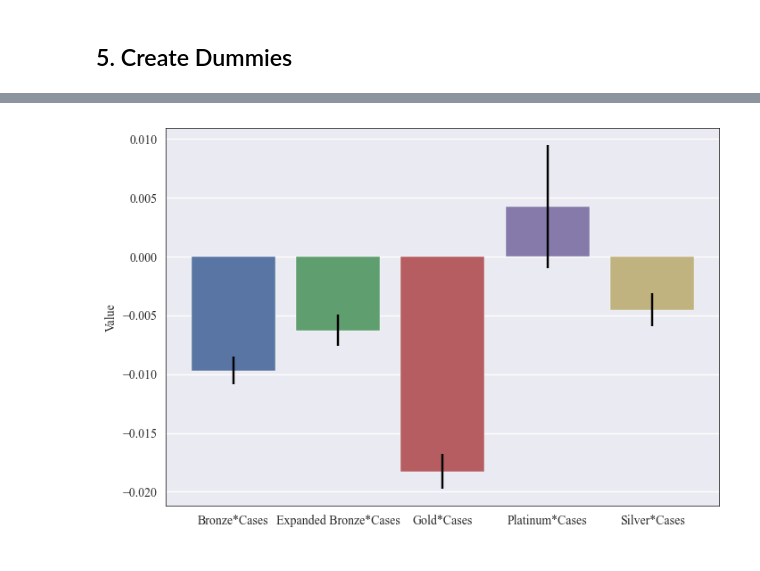
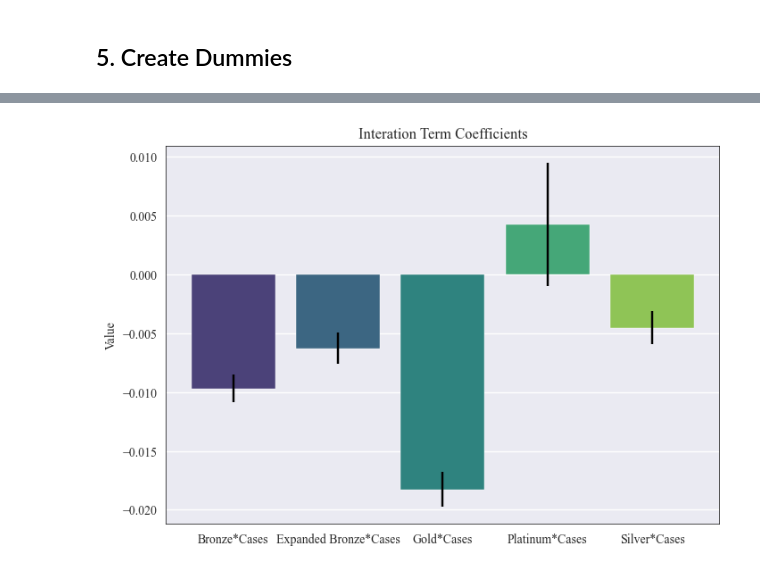
Before and after one commit to samaypanwar/HEALTH-ECONS, a Jupyter notebook: group_project/EDA.ipynb, the cells around one changed output, grey strips where cells are left out. Drawn from its saved outputs; the diff is of its cells as text; code cells hidden in the pictures.

```diff
--- a/group_project/EDA.ipynb
+++ b/group_project/EDA.ipynb
@@ -30,5 +33,5 @@ plt.rcParams.update({'axes.grid': True, 'axes.linewidth': 0.5, 'axes.edgecolor':
 # %%
-df_premiums = pd.read_csv('data/main_data_file.csv')
+df_premiums = pd.read_csv('data/clean/main_data_file.csv')
 df_premiums.info()
 # %% [output]
 <class 'pandas.core.frame.DataFrame'>
@@ -48,7 +51,7 @@ Data columns (total 9 columns):
 dtypes: float64(3), int64(2), object(4)
 memory usage: 6.7+ MB
 # %%
-df_covid = pd.read_csv('data/year_and_statewise_covid_cases.csv')
+df_covid = pd.read_csv('data/clean/year_and_statewise_covid_cases.csv')
 df_covid = df_covid.rename(columns = {
         'state': 'State Code',
         'date_updated': 'Time Trend',
@@ -111,0 +75,3 @@ Name: Time Trend, dtype: int64
+# %%
+df_political = pd.read_csv('data/clean/cleaned_political_data.csv')
+df_political.head()
@@ -232,7 +205,3 @@ Medical Deductible - Individual - Standard           0.968384     0.0
 Medical Maximum Out Of Pocket - Individual - St...   1.000000     0.0
 # %% [markdown]
 ## 5. Create Dummies
-# %%
-
-df_political = pd.read_csv('data/cleaned_political_data.csv')
-df_political
@@ -459,8 +357,10 @@ res.params.filter(like = "*Cases", axis=0).reset_index()
 # %%
 data = pd.concat([res.conf_int().filter(like = "*Cases", axis=0).rename(columns = {0: 'Lower', 1: 'Upper'}), res.params.filter(like = "*Cases", axis=0).rename('Value')], axis=1)
 
-sns.barplot(x=data.index, y=data['Value'])
+sns.barplot(x=data.index, y=data['Value'], palette = 'viridis')
 plt.errorbar(x=data.index, y=data['Value'], yerr=(data['Value'] - data['Lower'], data['Upper'] - data['Value']), fmt='none', color='black', capsize = 1)
+plt.title('Interation Term Coefficients')
+plt.savefig('figures/Interation Term Coefficients.png', dpi = 300, format = 'png')
 plt.show()
 # %% [output]
-[figure, old version]
+[figure, new version]
```
Also changed, not shown: parts of 27 cells of this notebook, 54 other files.
